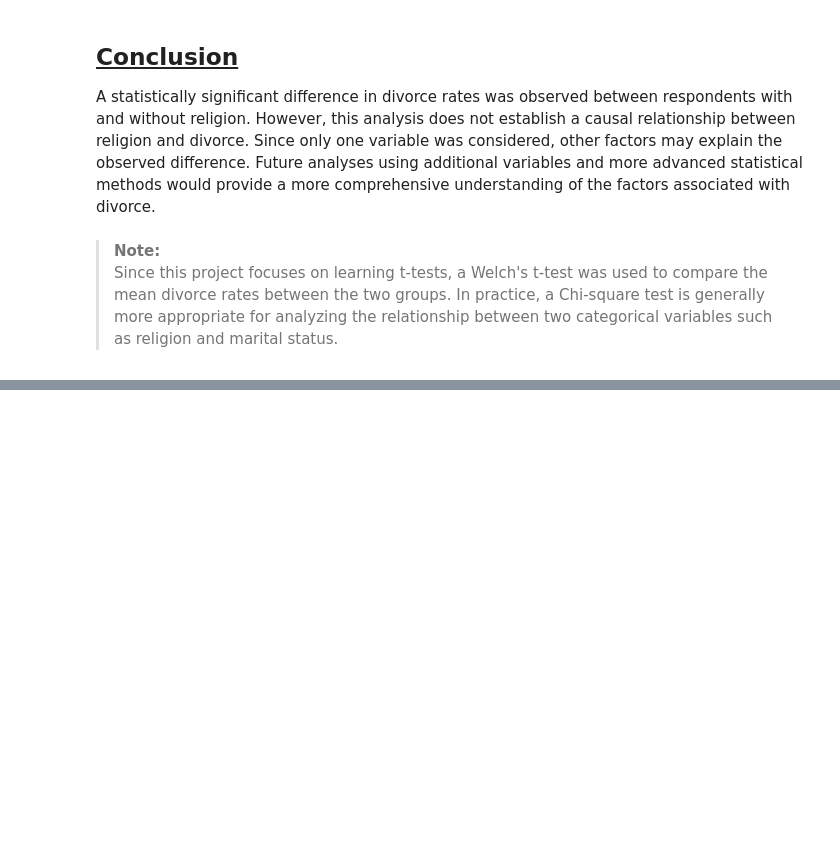
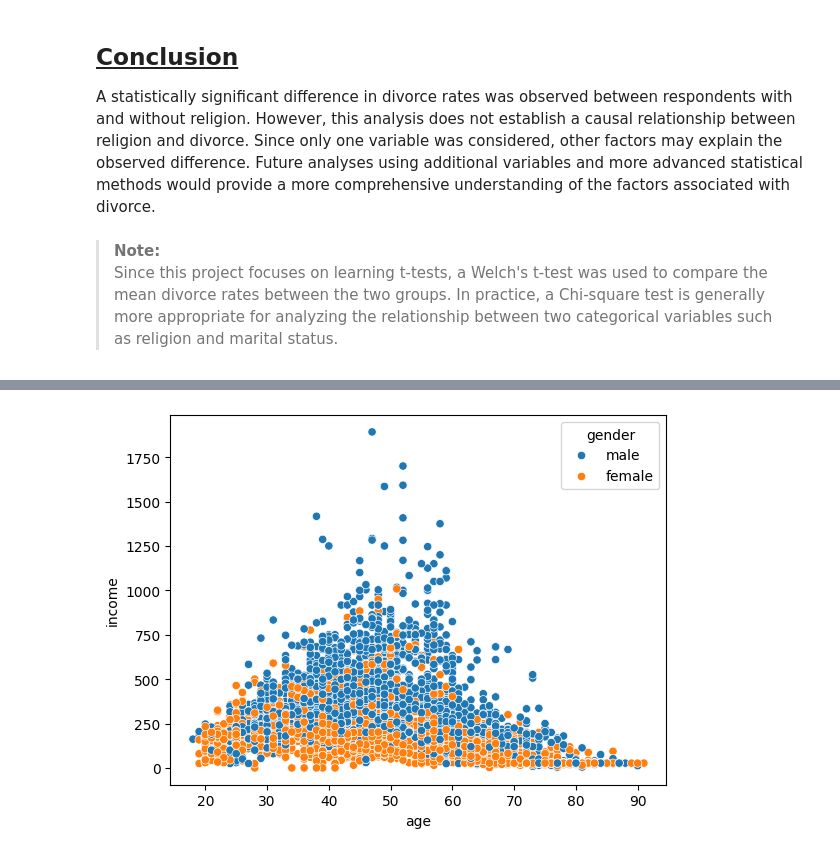
Before and after one commit to ByungkyuKang/Portfolio, a Jupyter notebook: Data_Analysis_Projects/Korean_Sociodemographic_Analysis/02_Statistical_Analysis.ipynb, the cells around one changed output, grey strips where cells are left out. Saved outputs shown, nothing was run; the diff lists cells and outputs as text; code cells hidden in the pictures; blank space fills up the shorter version.

```diff
--- a/Data_Analysis_Projects/Korean_Sociodemographic_Analysis/02_Statistical_Analysis.ipynb
+++ b/Data_Analysis_Projects/Korean_Sociodemographic_Analysis/02_Statistical_Analysis.ipynb
@@ -316,0 +319,7 @@ Future analyses using additional variables and more advanced statistical methods
+# %%
+sns.scatterplot( data=welfare_age_income,
+                 x='age',
+                 y='income',
+                 hue='gender' );
+# %% [output]
+[figure, added]
```
Also changed, not shown: parts of 64 cells of this notebook, 3 other files.
